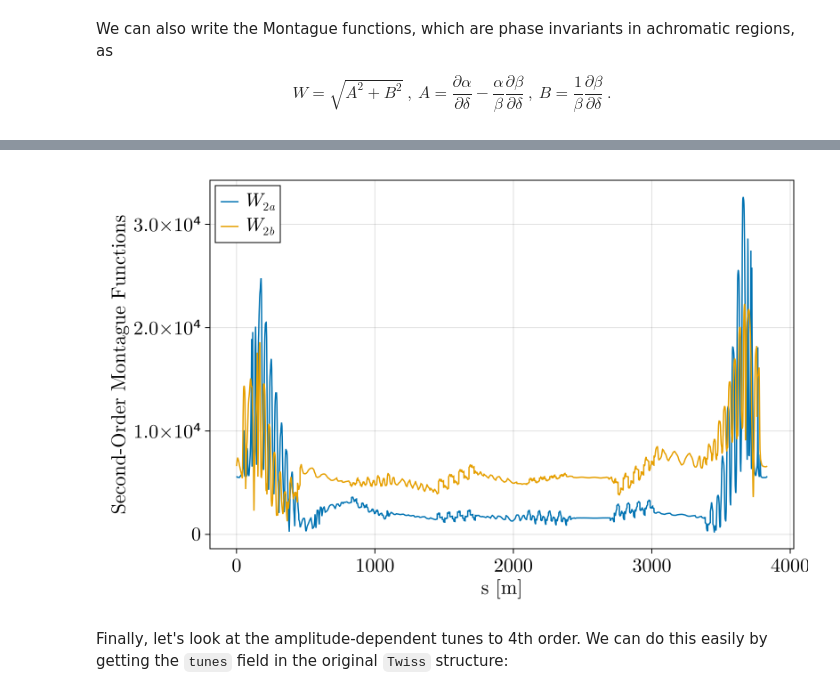
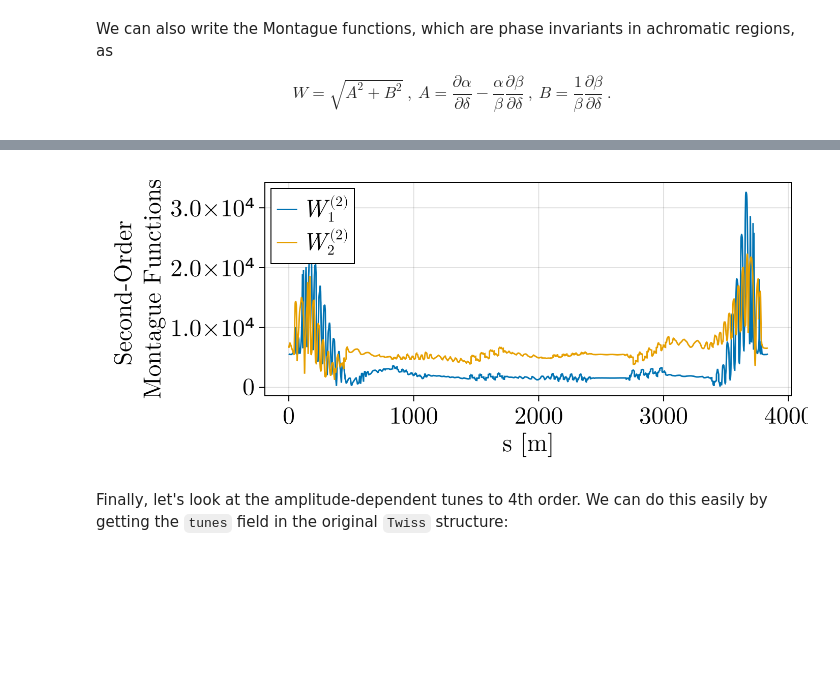
Before and after one commit to bmad-sim/SciBmad.jl, a Jupyter notebook: examples/julia/nonlinear-twiss.ipynb, the cells around one changed output, grey strips where cells are left out. Drawn from its saved outputs; the diff is of its cells as text; code cells hidden in the pictures; blank space fills up the shorter version.

```diff
--- a/examples/julia/nonlinear-twiss.ipynb
+++ b/examples/julia/nonlinear-twiss.ipynb
@@ -139,18 +139,18 @@ $$
 W = \sqrt{A^2+B^2} \ , \ A=\frac{\partial\alpha}{\partial\delta}-\frac{\alpha}{\beta}\frac{\partial\beta}{\partial\delta} \ , \ B=\frac{1}{\beta}\frac{\partial\beta}{\partial\delta} \ .
 $$
 # %%
-alpha_a = map(x->x[[0,0,0,0,0,0]], t.alpha_1)
-alpha_b = map(x->x[[0,0,0,0,0,0]], t.alpha_2)
-dalpha_ddelta_a = map(x->x[[0,0,0,0,0,1]], t.alpha_1)
-dalpha_ddelta_b = map(x->x[[0,0,0,0,0,1]], t.alpha_2)
+alpha_1 = map(x->x[[0,0,0,0,0,0]], t.alpha_1)
+alpha_2 = map(x->x[[0,0,0,0,0,0]], t.alpha_2)
+dalpha_ddelta_1 = map(x->x[[0,0,0,0,0,1]], t.alpha_1)
+dalpha_ddelta_2 = map(x->x[[0,0,0,0,0,1]], t.alpha_2)
 
-W_a = @. sqrt((dalpha_ddelta_a-alpha_a/beta_a*dbeta_ddelta_a)^2 + (dbeta_ddelta_a/beta_a)^2)
-W_b = @. sqrt((dalpha_ddelta_b-alpha_b/beta_b*dbeta_ddelta_b)^2 + (dbeta_ddelta_b/beta_b)^2)
+W_1 = @. sqrt((dalpha_ddelta_1-alpha_1/beta_1*dbeta_ddelta_1)^2 + (dbeta_ddelta_1/beta_1)^2)
+W_2 = @. sqrt((dalpha_ddelta_2-alpha_2/beta_2*dbeta_ddelta_2)^2 + (dbeta_ddelta_2/beta_2)^2)
 
-f = Figure(fontsize=22, size=(800,500));
+f = Figure(fontsize=22, size=(600,300));
 ax = Axis(f[1, 1], xlabel="s [m]", ylabel="Montague Functions");
-lines!(ax, t.s, W_a, label=L"W_a"); # L".." specifies a LaTeX string
-lines!(ax, t.s, W_b, label=L"W_b");
+lines!(ax, t.s, W_1, label=L"W_1"); # L".." specifies a LaTeX string
+lines!(ax, t.s, W_2, label=L"W_2");
 axislegend(position=:lt);
 display(f);
 # %% [output]
@@ -168,23 +168,23 @@ Note that this terminology may be confusing, because we need third order truncat
 # %%
 const D3 = Descriptor(6, 3) # 6 variables to 3rd order
 tw = twiss(ring; GTPSA_descriptor=D3)
 t = tw.table
-d2alpha_ddelta2_a = map(x->x[[0,0,0,0,0,2]], t.alpha_1)
-d2alpha_ddelta2_b = map(x->x[[0,0,0,0,0,2]], t.alpha_2)
-d2beta_ddelta2_a = map(x->x[[0,0,0,0,0,2]], t.beta_1)
-d2beta_ddelta2_b = map(x->x[[0,0,0,0,0,2]], t.beta_2)
+d2alpha_ddelta2_1 = map(x->x[[0,0,0,0,0,2]], t.alpha_1)
+d2alpha_ddelta2_2 = map(x->x[[0,0,0,0,0,2]], t.alpha_2)
+d2beta_ddelta2_1 = map(x->x[[0,0,0,0,0,2]], t.beta_1)
+d2beta_ddelta2_2 = map(x->x[[0,0,0,0,0,2]], t.beta_2)
 
-W_2a = @. sqrt((d2alpha_ddelta2_a-alpha_a/beta_a*d2beta_ddelta2_a)^2 + (d2beta_ddelta2_a/beta_a)^2)
-W_2b = @. sqrt((d2alpha_ddelta2_b-alpha_b/beta_b*d2beta_ddelta2_b)^2 + (d2beta_ddelta2_b/beta_b)^2)
+W2_1 = @. sqrt((d2alpha_ddelta2_1-alpha_1/beta_1*d2beta_ddelta2_1)^2 + (d2beta_ddelta2_1/beta_1)^2)
+W2_2 = @. sqrt((d2alpha_ddelta2_2-alpha_2/beta_2*d2beta_ddelta2_2)^2 + (d2beta_ddelta2_2/beta_2)^2)
 
-f = Figure(fontsize=22, size=(800,500));
-ax = Axis(f[1, 1], xlabel="s [m]", ylabel="Second-Order Montague Functions");
-lines!(ax, t.s, W_2a, label=L"W_{2a}"); # L".." specifies a LaTeX string
-lines!(ax, t.s, W_2b, label=L"W_{2b}");
+f = Figure(fontsize=24, size=(700,300));
+ax = Axis(f[1, 1], xlabel="s [m]", ylabel="Second-Order \nMontague Functions");
+lines!(ax, t.s, W2_1, label=L"W^{(2)}_{1}"); # L".." specifies a LaTeX string
+lines!(ax, t.s, W2_2, label=L"W^{(2)}_{2}");
 axislegend(position=:lt);
 display(f);
 # %% [output]
-[figure, old version]
+[figure, new version]
 # %% [markdown]
 Finally, let's look at the amplitude-dependent tunes to 4th order. We can do this easily by getting the `tunes` field in the original `Twiss` structure:
 # %%
```
Also changed, not shown: parts of 5 cells of this notebook, 12 other files.
